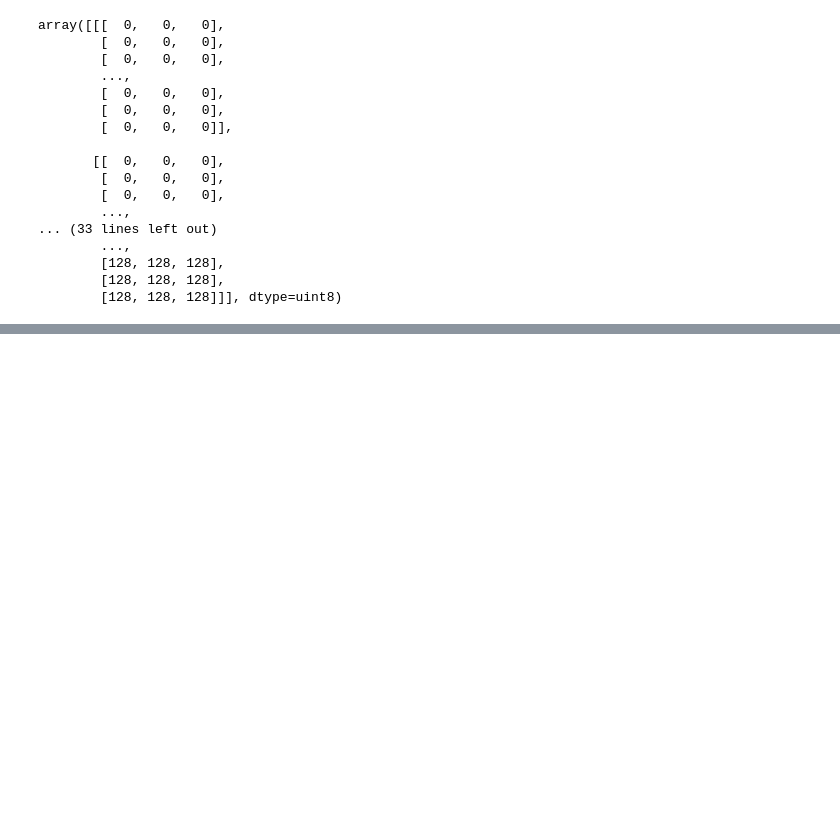
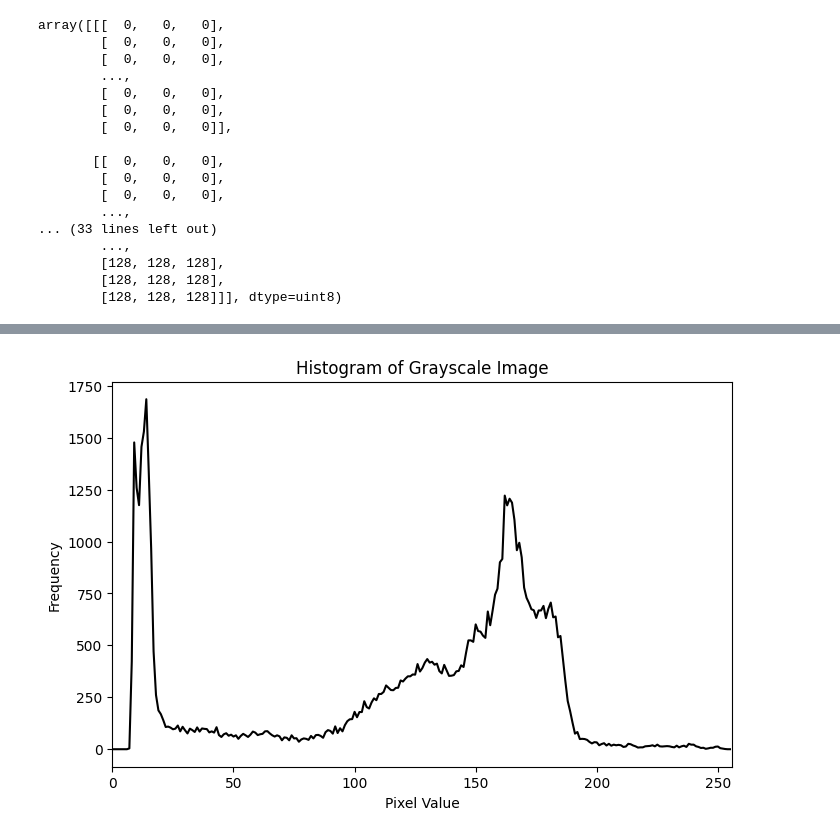
Before and after one commit to NoopurBachhawat/Digital-image-processing, a Jupyter notebook: Noopur_E1.ipynb, the cells around one changed output, grey strips where cells are left out. Saved outputs shown, nothing was run; the diff lists cells and outputs as text; code cells hidden in the pictures; blank space fills up the shorter version.

```diff
--- a/Noopur_E1.ipynb
+++ b/Noopur_E1.ipynb
@@ -73,0 +107,18 @@ array([[[  0,   0,   0],
+# %%
+import cv2
+import matplotlib.pyplot as plt
+img_gray = cv2.imread("cameraman.tif", 0)
+if img_gray is None:
+    print("Error: Could not load the image. Please ensure 'cameraman.tif' is in the correct directory.")
+else:
+    hist_gray = cv2.calcHist([img_gray], [0], None, [256], [0, 256])
+
+    plt.figure(figsize=(8, 5))
+    plt.plot(hist_gray, color='black')
+    plt.title('Histogram of Grayscale Image')
+    plt.xlabel('Pixel Value')
+    plt.ylabel('Frequency')
+    plt.xlim([0, 256])
+    plt.show()
+# %% [output]
+[figure, added]
```
Also changed, not shown: parts of 5 cells of this notebook.
